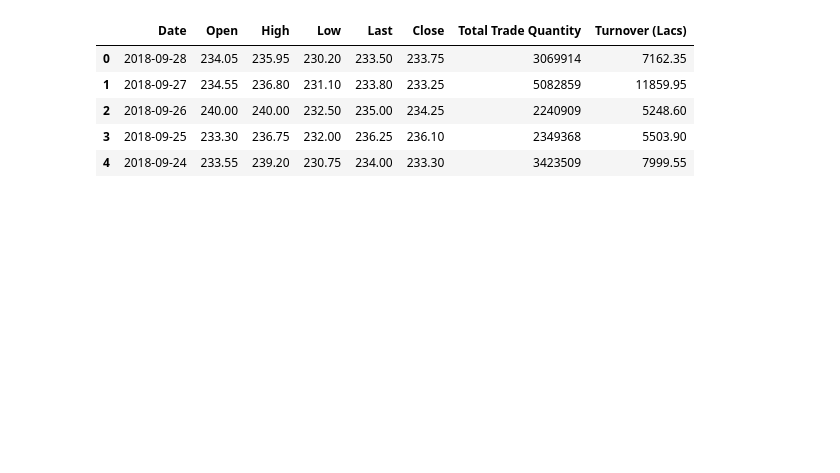
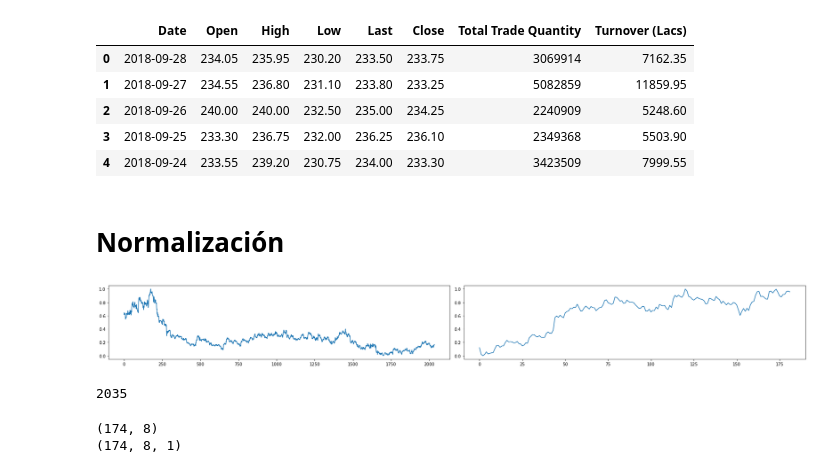
Before and after one commit to MiguelAngelLiera/Stock_Exchange_NN_PP, a Jupyter notebook: src/LSTM.ipynb, the cells around one changed output. Cells and saved outputs as stored; diff of their text form; code cells hidden in the pictures; blank space fills up the shorter version.

```diff
--- a/src/LSTM.ipynb
+++ b/src/LSTM.ipynb
@@ -22,3 +33,28 @@ training_set_scaled = sc.fit_transform(training_set)
+# %% [markdown]
+# Normalización
+# %%
+from sklearn.preprocessing import MinMaxScaler
+#Crea una instancia de la clase MinMaxScaler. El parámetro feature_range especifica el rango al cual se deben escalar los datos.
+sc = MinMaxScaler(feature_range=(0,1))
+#Utiliza el objeto sc para ajustar y transformar (fit_transform) el conjunto de entrenamiento original (training_set).
+# La función fit_transform calcula los parámetros necesarios para la transformación (como mínimo y máximo)
+# a partir del conjunto de entrenamiento y luego aplica la transformación.
+training_set_scaled = sc.fit_transform(training_set)
+training_set_scaled_ = sc.fit_transform(training_set_)
+#print(training_set_scaled)
+plt.figure(figsize=(24, 3))
+plt.subplot(1, 2, 1)
+plt.plot(range(len(training_set_scaled)), training_set_scaled)
+plt.subplot(1, 2, 2)
+plt.plot(range(len(training_set_scaled_)), training_set_scaled_)
+
+plt.tight_layout()
+plt.show()
+
+print(len(training_set_scaled))
+# %% [output]
+[figure, added]
+2035
 # %%
 X_train = []
 y_train = []
@@ -30,3 +71,21 @@ X_train = np.reshape(X_train, (X_train.shape[0], X_train.shape[1], 1))
+# %%
+X_train_ = []
+y_train_ = []
+
+time_steps_ = 8
+N_ = len(training_set_scaled_)
+
+for i in range(time_steps_, N_):
+    X_train_.append(training_set_scaled_[i-time_steps_:i, 0])
+    y_train_.append(training_set_scaled_[i, 0])
+print(np.array(X_train_).shape)
+
+X_train_, y_train_ = np.array(X_train_), np.array(y_train_)
+X_train_ = np.reshape(X_train_, (X_train_.shape[0], X_train_.shape[1], 1))
+print(X_train_.shape) # new shape (1975, 60, 1),
+# %% [output]
+(174, 8)
+(174, 8, 1)
 # %%
 from keras.models import Sequential
 from keras.layers import LSTM
```
Also changed, not shown: parts of 11 cells of this notebook.
